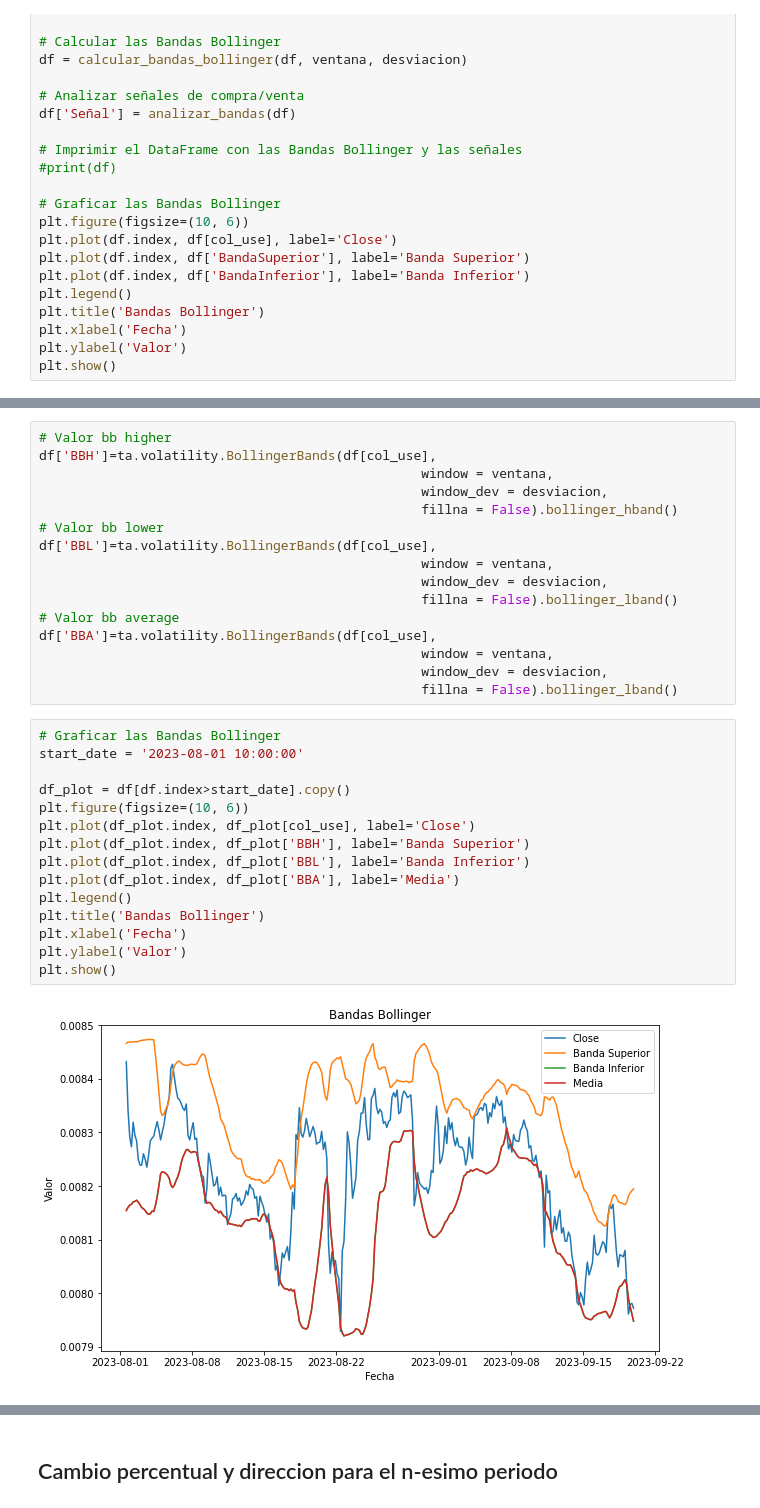
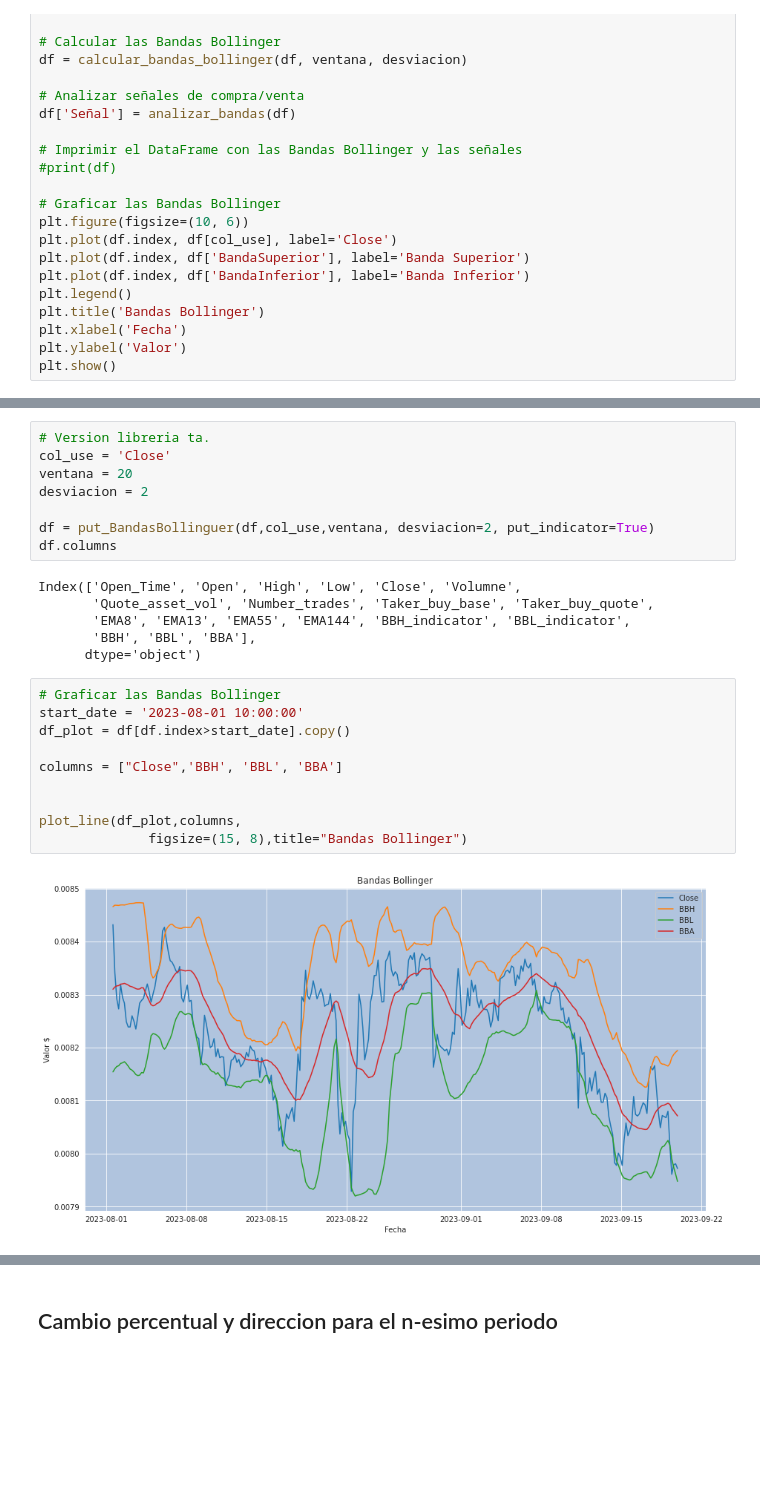
Before and after one commit to HectorLP98/Trading_test, a Jupyter notebook: analisis_historico.ipynb, the cells around one changed output, grey strips where cells are left out. Saved outputs shown, nothing was run; the diff lists cells and outputs as text; blank space fills up the shorter version.

```diff
--- a/analisis_historico.ipynb
+++ b/analisis_historico.ipynb
@@ -170,33 +296,26 @@ df['BBL_indicator']=ta.volatility.BollingerBands(df[col_use],
-# %%
-# Valor bb higher
-df['BBH']=ta.volatility.BollingerBands(df[col_use],
-                                                 window = ventana,
-                                                 window_dev = desviacion,
-                                                 fillna = False).bollinger_hband()
-# Valor bb lower
-df['BBL']=ta.volatility.BollingerBands(df[col_use],
-                                                 window = ventana,
-                                                 window_dev = desviacion,
-                                                 fillna = False).bollinger_lband()
-# Valor bb average
-df['BBA']=ta.volatility.BollingerBands(df[col_use],
-                                                 window = ventana,
-                                                 window_dev = desviacion,
-                                                 fillna = False).bollinger_lband()
-# %%
-# Graficar las Bandas Bollinger
-start_date = '2023-08-01 10:00:00'
-
-df_plot = df[df.index>start_date].copy()
-plt.figure(figsize=(10, 6))
-plt.plot(df_plot.index, df_plot[col_use], label='Close')
-plt.plot(df_plot.index, df_plot['BBH'], label='Banda Superior')
-plt.plot(df_plot.index, df_plot['BBL'], label='Banda Inferior')
-plt.plot(df_plot.index, df_plot['BBA'], label='Media')
-plt.legend()
-plt.title('Bandas Bollinger')
-plt.xlabel('Fecha')
-plt.ylabel('Valor')
-plt.show()
-# %% [output]
-[figure, removed]
+# %%
+# Version libreria ta.
+col_use = 'Close'
+ventana = 20
+desviacion = 2
+
+df = put_BandasBollinguer(df,col_use,ventana, desviacion=2, put_indicator=True)
+df.columns
+# %% [output]
+Index(['Open_Time', 'Open', 'High', 'Low', 'Close', 'Volumne',
+       'Quote_asset_vol', 'Number_trades', 'Taker_buy_base', 'Taker_buy_quote',
+       'EMA8', 'EMA13', 'EMA55', 'EMA144', 'BBH_indicator', 'BBL_indicator',
+       'BBH', 'BBL', 'BBA'],
+      dtype='object')
+# %%
+# Graficar las Bandas Bollinger
+start_date = '2023-08-01 10:00:00'
+df_plot = df[df.index>start_date].copy()
+
+columns = ["Close",'BBH', 'BBL', 'BBA']
+
+
+plot_line(df_plot,columns,
+              figsize=(15, 8),title="Bandas Bollinger")
+# %% [output]
+[figure, added]
```
Also changed, not shown: parts of 58 cells of this notebook, 1 other file.
